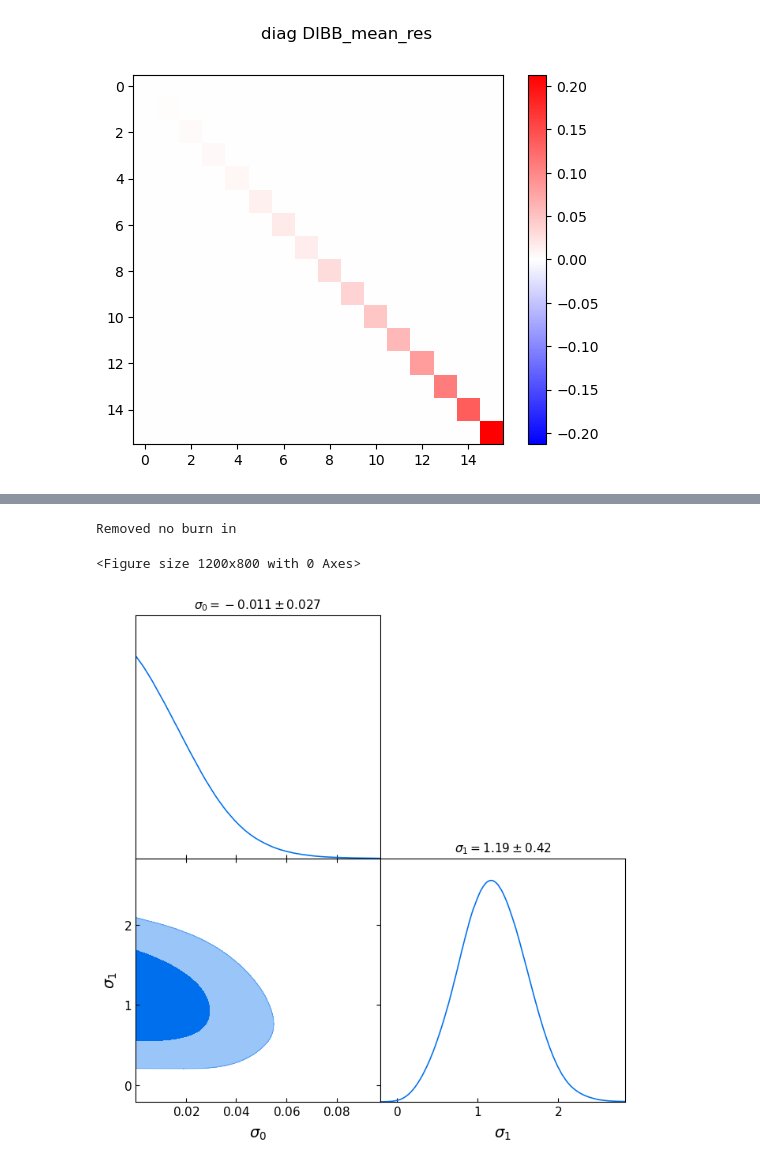
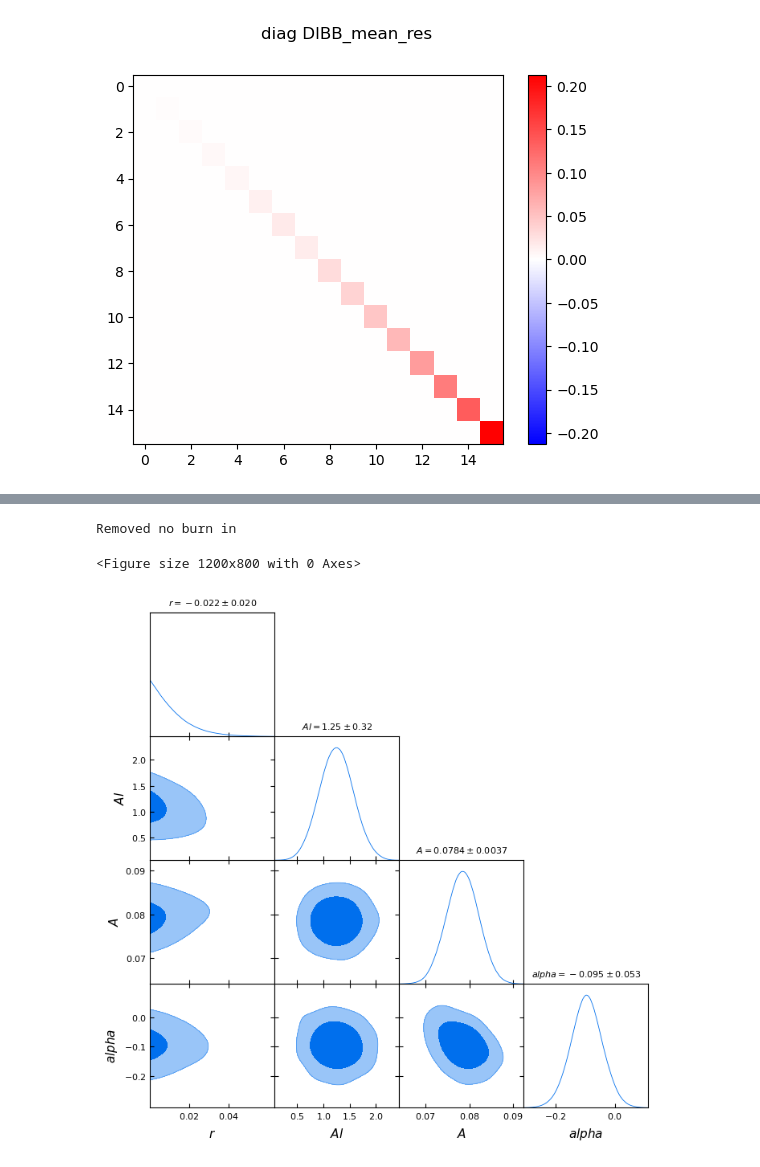
Before and after one commit to mathias77515/CMM-Pipeline, a Jupyter notebook: scripts_nahuel/analysis-r-2.ipynb, the cells around one changed output, grey strips where cells are left out. Cells and saved outputs as stored; diff of their text form; code cells hidden in the pictures.

```diff
--- a/scripts_nahuel/analysis-r-2.ipynb
+++ b/scripts_nahuel/analysis-r-2.ipynb
@@ -237,0 +240,4 @@ chains = sampler.get_chain()
+# %%
+like_components = 'cmb_dust'
+
+cross_cov_cmb_dust = True
@@ -238 +325,29 @@ chains = sampler.get_chain()
+# %%
+nwalkers = 30
+
+if like_components == 'cmb':
+
+    nparams = 2
+
+    x0 = np.zeros((nwalkers, nparams))
+
+    x0[:, 0] = np.random.normal(0.036, 0.01, (nwalkers))
+    x0[:, 1] = np.random.normal(1, 0.01, (nwalkers))
+
+elif like_components == 'cmb_dust':
+
+    nparams = 4
+
+    x0 = np.zeros((nwalkers, nparams))
+
+    x0[:, 0] = np.random.normal(0.036, 0.01, (nwalkers))
+    x0[:, 1] = np.random.normal(1, 0.01, (nwalkers))
+    x0[:, 2] = np.random.normal(0.08, 0.005, (nwalkers))
+    x0[:, 3] = np.random.normal(-0.01, 0.005, (nwalkers))
+
+with Pool() as pool:
+    sampler = emcee.EnsembleSampler(nwalkers, nparams, like, pool=pool)
+    sampler.run_mcmc(x0, 3000)#, progress=True)
+
+chains = sampler.get_chain()
 # %%
@@ -269,21 +375,22 @@ plt.tight_layout
 # %%
+names_all = ['r','Al','A','alpha']
+
 labels = []
 names = []
+for i in range(nparams):
+    names += [f'{names_all[i]}']
+    labels += [f'{names_all[i]}']
 
-for i in range(chains.shape[2]):
-    names += [f'sig_{i}']
-    labels += [f'\sigma_{i}']
-
-s = MCSamples(samples=chainflat, names=names, labels=labels, label=r'', ranges={'sig_0':(0, None)})
+s = MCSamples(samples=chainflat, names=names, labels=labels, label=r'', ranges={'r':(0, None)})
 
 plt.figure(figsize=(12, 8))
 
 # Triangle plot
 g = plots.get_subplot_plotter(width_inch=8)
 g.triangle_plot([s], filled=True, title_limit=1)
-plt.savefig('d0 - diagonal cov corrected')
+plt.savefig('r_Alens_A_alpha_cov_cd_obs_unbiased')
 plt.show()
 # %% [output]
 Removed no burn in
 <Figure size 1200x800 with 0 Axes>
-[figure, old version]
+[figure, new version]
```
Also changed, not shown: parts of 14 cells of this notebook.
